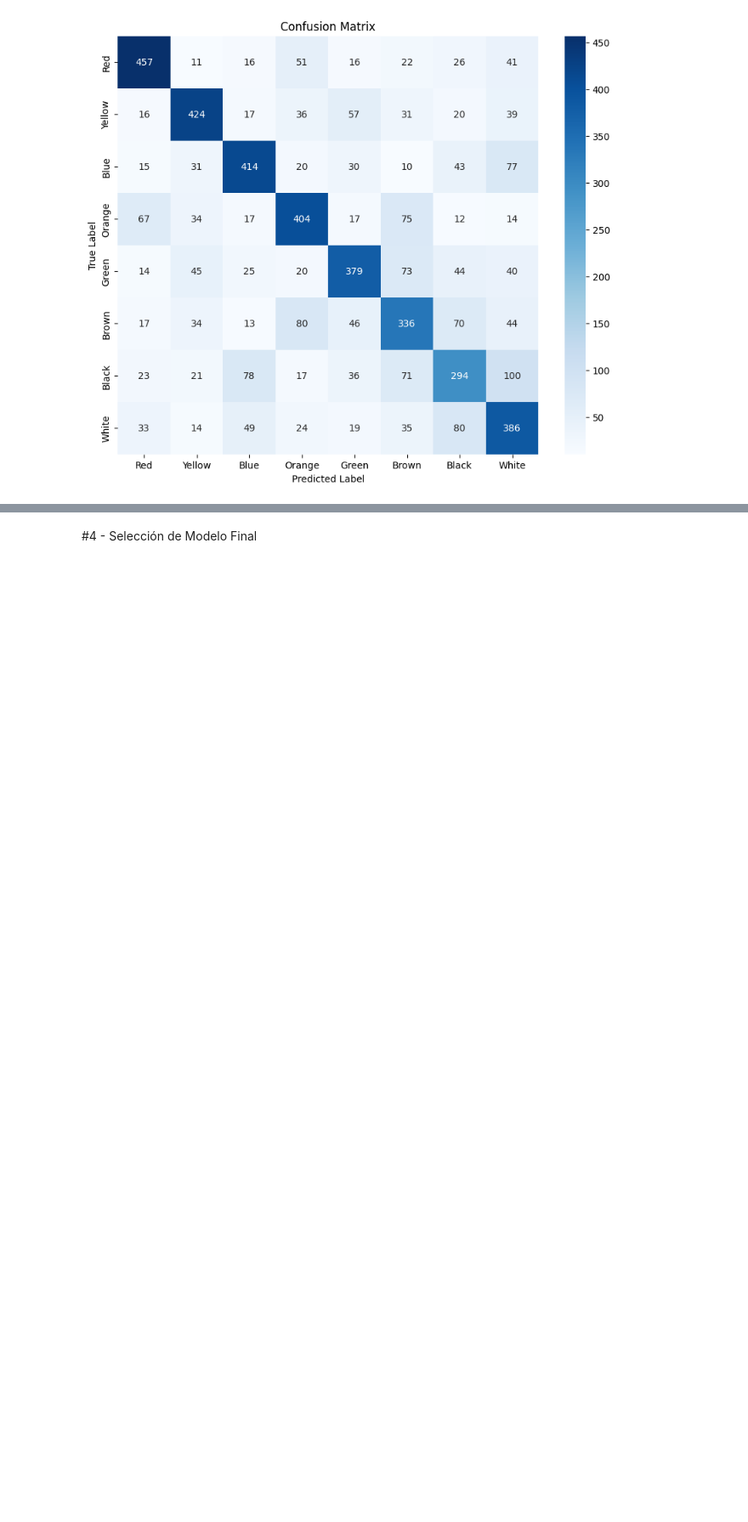
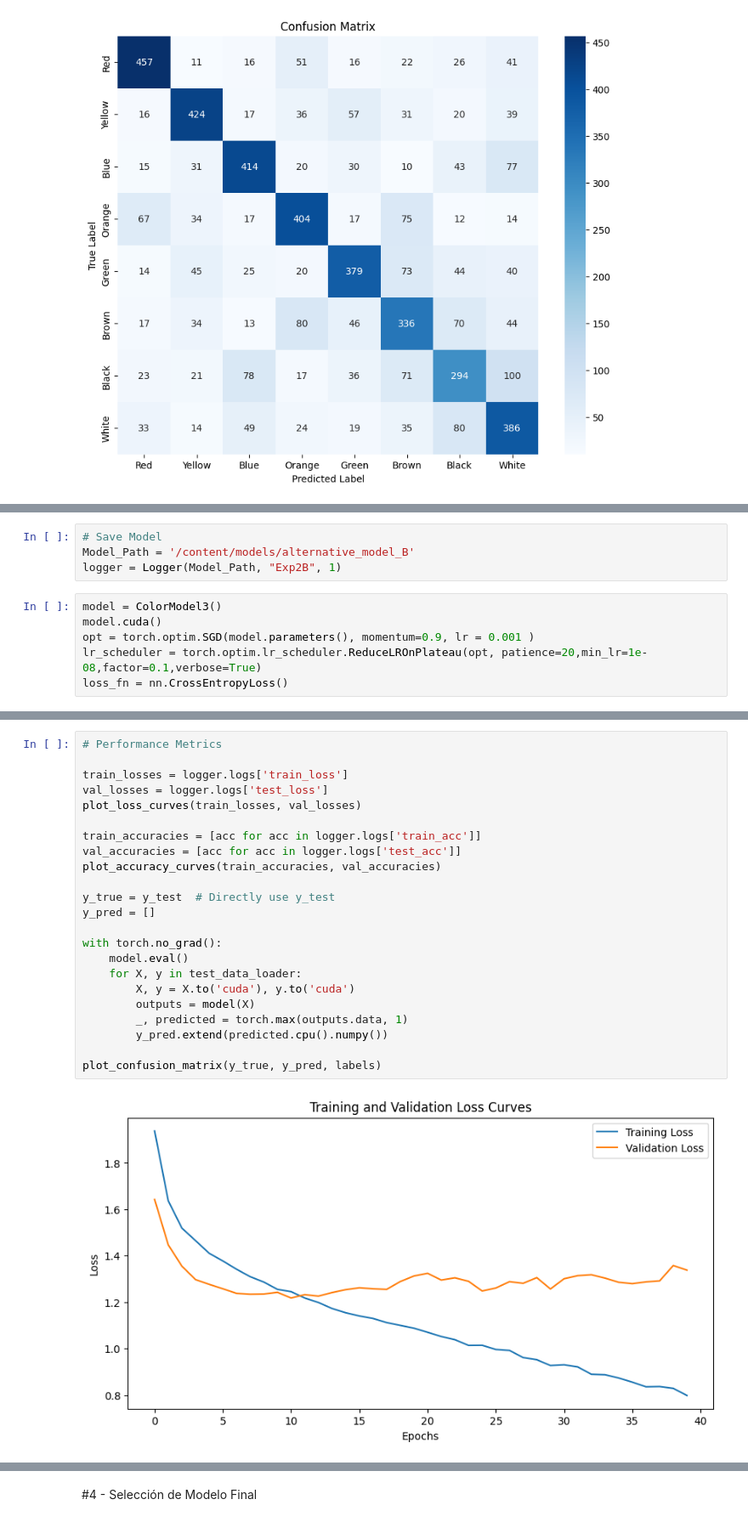
Before and after one commit to rzunick/MNA-Advanced-Machine-Learning-Methods-Team-15, a Jupyter notebook: Avance_5_Equipo_43.ipynb, the cells around one changed output, grey strips where cells are left out. Shown at 85% size. Cells and saved outputs as stored; diff of their text form; blank space fills up the shorter version.

```diff
--- a/Avance_5_Equipo_43.ipynb
+++ b/Avance_5_Equipo_43.ipynb
@@ -753,0 +823,10 @@ plot_confusion_matrix(y_true, y_pred, labels)
+# %%
+# Save Model
+Model_Path = '/content/models/alternative_model_B'
+logger = Logger(Model_Path, "Exp2B", 1)
+# %%
+model = ColorModel3()
+model.cuda()
+opt = torch.optim.SGD(model.parameters(), momentum=0.9, lr = 0.001 )
+lr_scheduler = torch.optim.lr_scheduler.ReduceLROnPlateau(opt, patience=20,min_lr=1e-08,factor=0.1,verbose=True)
+loss_fn = nn.CrossEntropyLoss()
@@ -753,0 +887,25 @@ plot_confusion_matrix(y_true, y_pred, labels)
+# %%
+# Performance Metrics
+
+train_losses = logger.logs['train_loss']
+val_losses = logger.logs['test_loss']
+plot_loss_curves(train_losses, val_losses)
+
+train_accuracies = [acc for acc in logger.logs['train_acc']]
+val_accuracies = [acc for acc in logger.logs['test_acc']]
+plot_accuracy_curves(train_accuracies, val_accuracies)
+
+y_true = y_test  # Directly use y_test
+y_pred = []
+
+with torch.no_grad():
+    model.eval()
+    for X, y in test_data_loader:
+        X, y = X.to('cuda'), y.to('cuda')
+        outputs = model(X)
+        _, predicted = torch.max(outputs.data, 1)
+        y_pred.extend(predicted.cpu().numpy())
+
+plot_confusion_matrix(y_true, y_pred, labels)
+# %% [output]
+[figure, added]
```
Also changed, not shown: parts of 10 cells of this notebook.
